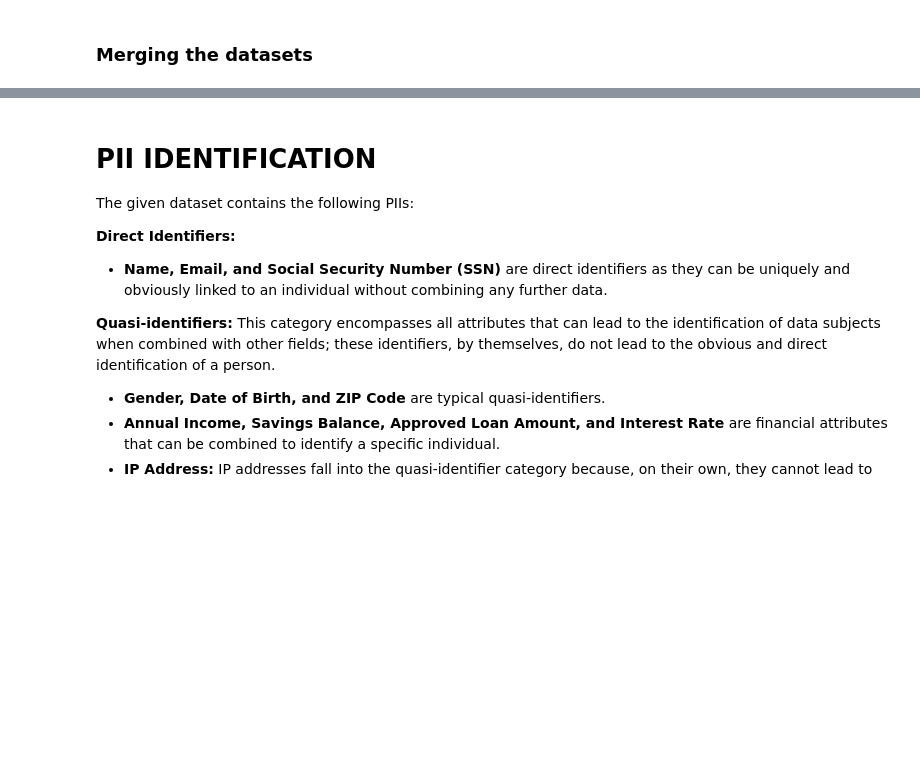
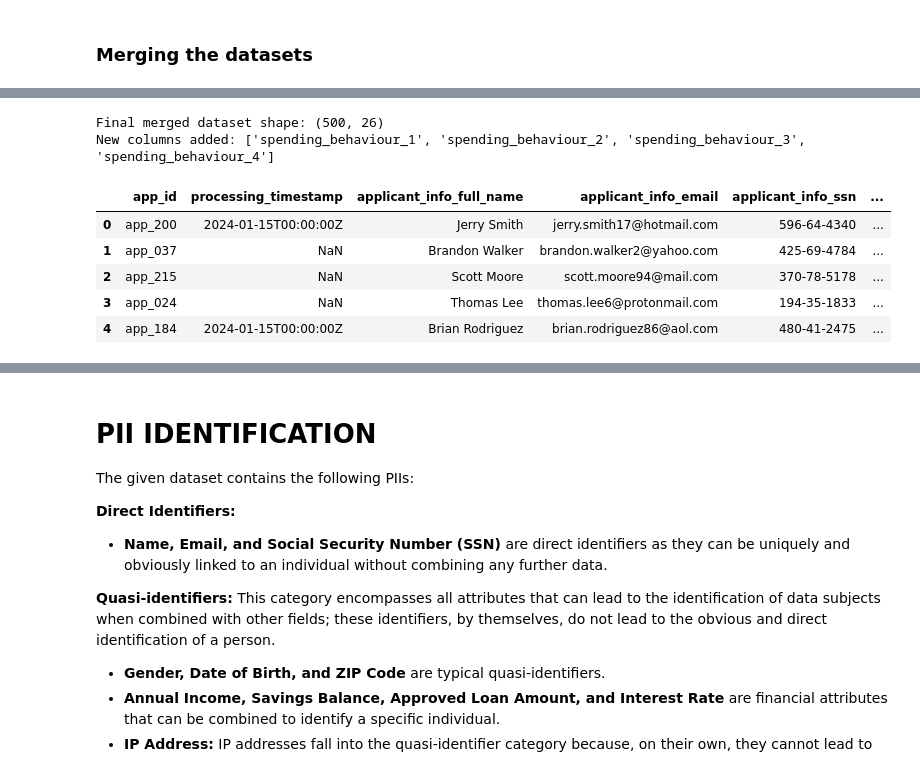
Before and after one commit to maxhaus31/dego-project-team7, a Jupyter notebook: 03-privacy-demo.ipynb, the cells around one changed output, grey strips where cells are left out. Drawn from its saved outputs; the diff is of its cells as text; code cells hidden in the pictures; blank space fills up the shorter version.

```diff
--- a/03-privacy-demo.ipynb
+++ b/03-privacy-demo.ipynb
@@ -55,5 +88,38 @@ spend_df_renamed = spend_df.rename(columns={
 # %%
-merged_df = pd.merge(app_df, spend_df_renamed, on='app_id', how='left')
+# 1. Create a sequence number (rank) for each behavior per applicant
+# cumcount() starts at 0, so we add 1 to get behavior_1, behavior_2, etc.
+spend_df_renamed['seq'] = spend_df_renamed.groupby('app_id').cumcount() + 1
+
+# 2. Pivot the table to move sequences from rows to columns
+# This creates a table where each app_id has exactly one row
+pivoted_spend = spend_df_renamed.pivot(
+    index='app_id',
+    columns='seq',
+    values='spending_behaviour'
+)
+
+# 3. Rename columns to match your requirements (spending_behaviour_1, etc.)
+pivoted_spend.columns = [f'spending_behaviour_{i}' for i in pivoted_spend.columns]
+
+# 4. Final Merge: join the applications with the flattened spending data
+# Using a left join ensures we keep all applicants, even those without spending data
+merged_df = pd.merge(app_df, pivoted_spend, on='app_id', how='left')
+
+# 5. Verification: Check the shape and first few rows
+print(f"Final merged dataset shape: {merged_df.shape}")
+print(f"New columns added: {[col for col in merged_df.columns if 'spending_behaviour_' in col]}")
+
+# Displaying results for applicants with multiple behaviors to verify the fix
+merged_df.head()
+# %% [output]
+Final merged dataset shape: (500, 26)
+New columns added: ['spending_behaviour_1', 'spending_behaviour_2', 'spending_behaviour_3', 'spending_behaviour_4']
+|  | app_id | processing_timestamp | applicant_info_full_name | applicant_info_email | applicant_info_ssn | ... |
+| 0 | app_200 | 2024-01-15T00:00:00Z | Jerry Smith | jerry.smith17@hotmail.com | 596-64-4340 | ... |
+| 1 | app_037 | NaN | Brandon Walker | brandon.walker2@yahoo.com | 425-69-4784 | ... |
+| 2 | app_215 | NaN | Scott Moore | scott.moore94@mail.com | 370-78-5178 | ... |
+| 3 | app_024 | NaN | Thomas Lee | thomas.lee6@protonmail.com | 194-35-1833 | ... |
+| 4 | app_184 | 2024-01-15T00:00:00Z | Brian Rodriguez | brian.rodriguez86@aol.com | 480-41-2475 | ... |
 # %%
 # Display the first 10 rows of the applications dataset
 print("Merged Dataset:")
```
Also changed, not shown: parts of 26 cells of this notebook.
